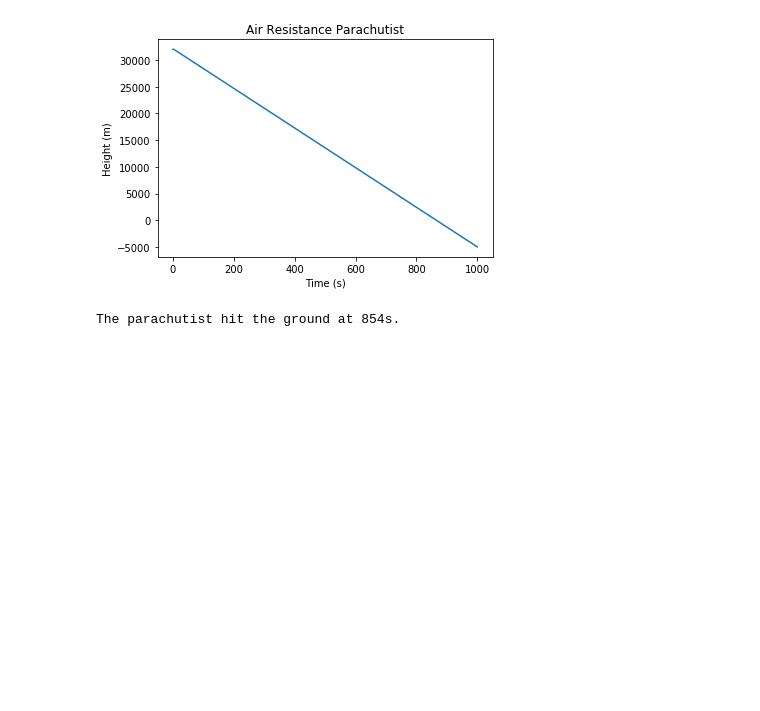
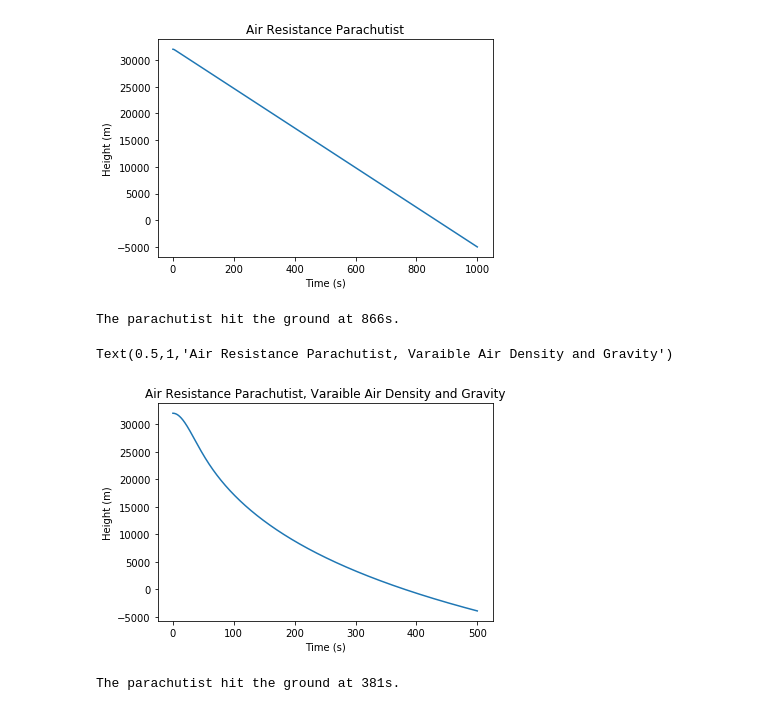
Before and after one commit to austinbeauch/thirdyearphys, a Jupyter notebook: 321A/a1.ipynb, the cells around one changed output. Cells and saved outputs as stored; diff of their text form; code cells hidden in the pictures; blank space fills up the shorter version.

```diff
--- a/321A/a1.ipynb
+++ b/321A/a1.ipynb
@@ -32,10 +31,10 @@ print(f"The parachutist hit the ground at {int(ground)}s.")
 # %% [output]
 The parachutist hit the ground at 81s.
 # %%
-c = 0.5
+c2 = 0.5
 def dydt_2(initial, t):
     h, v = initial
-    return [v, -(c/m) * v *np.abs(v) - g]
+    return [v, -(c2/m) * v *np.abs(v) - g]
 # %%
 tf2 = 1000
 times2 = np.linspace(t0, tf2, step)
@@ -51,4 +50,28 @@ Text(0.5,1,'Air Resistance Parachutist')
 ground = round(times2[np.argwhere(sol[:, 0]<=0)[0][0]])
 print(f"The parachutist hit the ground at {int(ground)}s.")
 # %% [output]
-The parachutist hit the ground at 854s.
+The parachutist hit the ground at 866s.
+# %%
+H = 8000
+Re = 6370e3
+
+def dydt_3(initial, t):
+    y, v = initial
+    c2 = 0.5 * np.exp(-y/H)
+    g = 9.8 / ((1 + y/Re)**2)
+    return [v, -(c2/m) * v *np.abs(v) - g]
+
+tf3 = 500
+times3 = np.linspace(t0, tf3, step)
+sol = odeint(dydt_3, y0, times3)
+# %%
+plt.plot(times3, sol[:, 0])
+plt.xlabel("Time (s)"); plt.ylabel("Height (m)"); plt.title("Air Resistance Parachutist, Varaible Air Density and Gravity")
+# %% [output]
+Text(0.5,1,'Air Resistance Parachutist, Varaible Air Density and Gravity')
+[figure, added]
+# %%
+ground = round(times3[np.argwhere(sol[:, 0]<=0)[0][0]])
+print(f"The parachutist hit the ground at {int(ground)}s.")
+# %% [output]
+The parachutist hit the ground at 381s.
```
Also changed, not shown: parts of 8 cells of this notebook.
